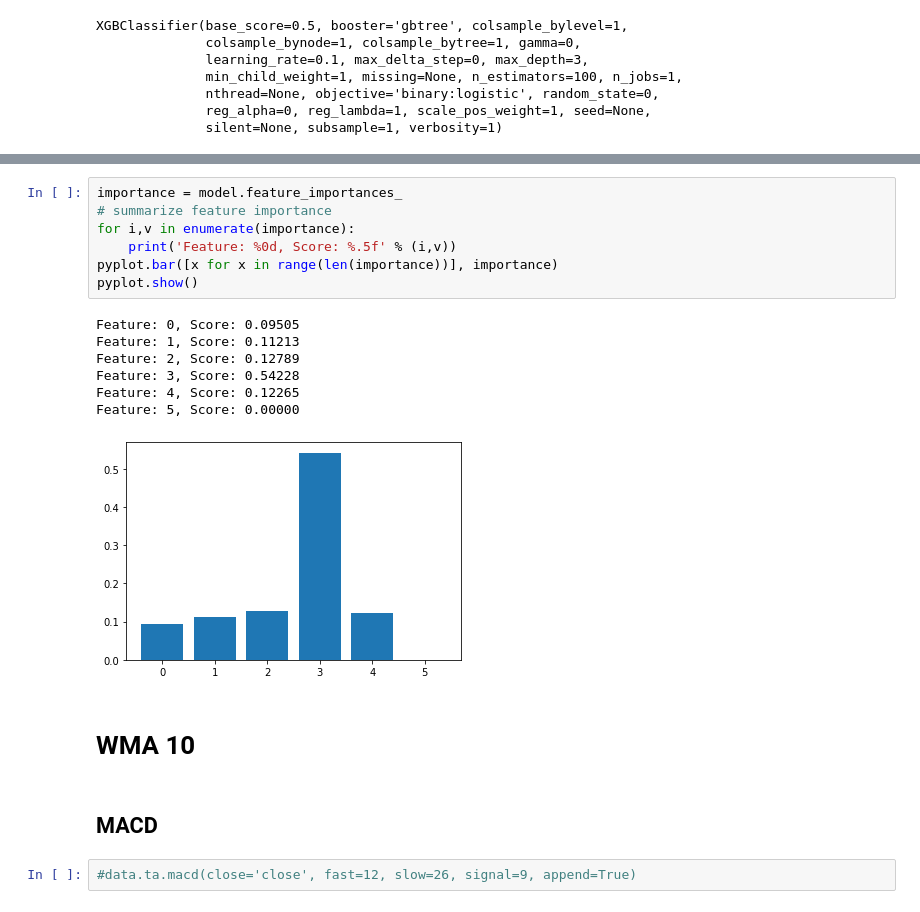
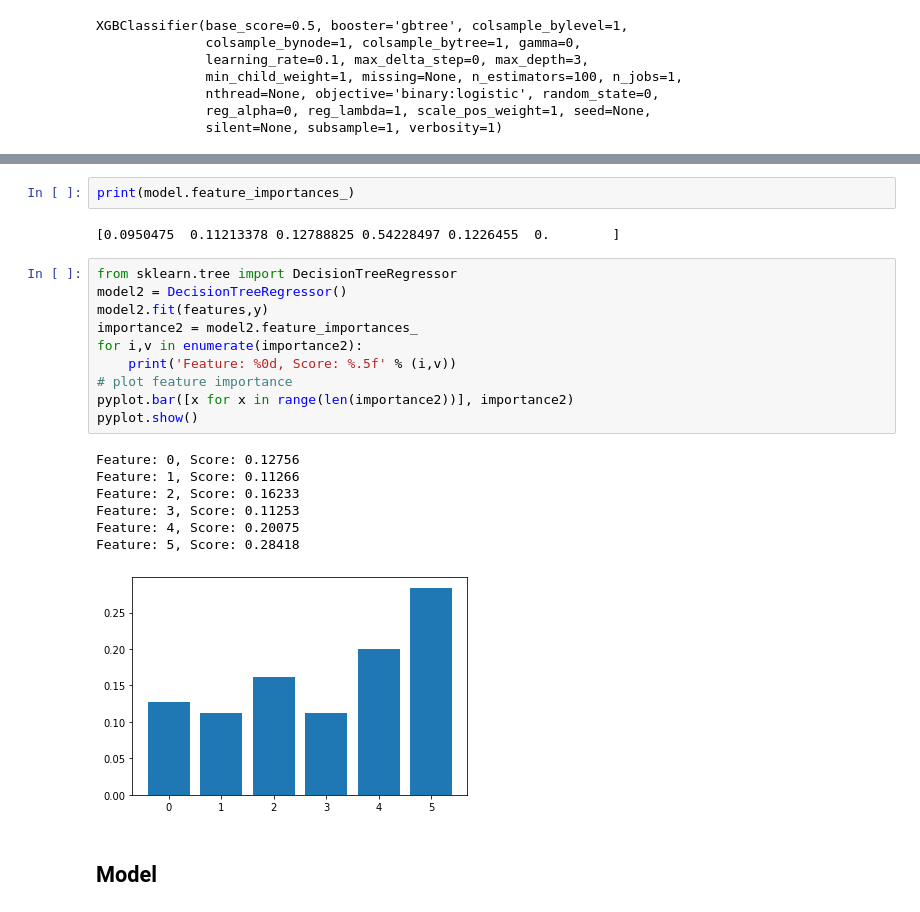
Before and after one commit to Nongbon/208499, a Jupyter notebook: draft_lable_1.ipynb, the cells around one changed output, grey strips where cells are left out. Cells and saved outputs as stored; diff of their text form.

```diff
--- a/draft_lable_1.ipynb
+++ b/draft_lable_1.ipynb
@@ -268,21 +266,24 @@ XGBClassifier(base_score=0.5, booster='gbtree', colsample_bylevel=1,
+# %%
+print(model.feature_importances_)
+# %% [output]
+[0.0950475  0.11213378 0.12788825 0.54228497 0.1226455  0.        ]
 # %%
-importance = model.feature_importances_
-# summarize feature importance
-for i,v in enumerate(importance):
+from sklearn.tree import DecisionTreeRegressor
+model2 = DecisionTreeRegressor()
+model2.fit(features,y)
+importance2 = model2.feature_importances_
+for i,v in enumerate(importance2):
 	print('Feature: %0d, Score: %.5f' % (i,v))
-pyplot.bar([x for x in range(len(importance))], importance)
+# plot feature importance
+pyplot.bar([x for x in range(len(importance2))], importance2)
 pyplot.show()
 # %% [output]
-Feature: 0, Score: 0.09505
-Feature: 1, Score: 0.11213
-Feature: 2, Score: 0.12789
-Feature: 3, Score: 0.54228
-Feature: 4, Score: 0.12265
-Feature: 5, Score: 0.00000
+Feature: 0, Score: 0.12756
+Feature: 1, Score: 0.11266
+Feature: 2, Score: 0.16233
+Feature: 3, Score: 0.11253
+Feature: 4, Score: 0.20075
+Feature: 5, Score: 0.28418
-[figure, old version]
+[figure, new version]
-# %% [markdown]
-# **WMA 10**
 # %% [markdown]
-## **MACD**
+## **Model**
-# %%
-#data.ta.macd(close='close', fast=12, slow=26, signal=9, append=True)
```
Also changed, not shown: parts of 3 cells of this notebook.
